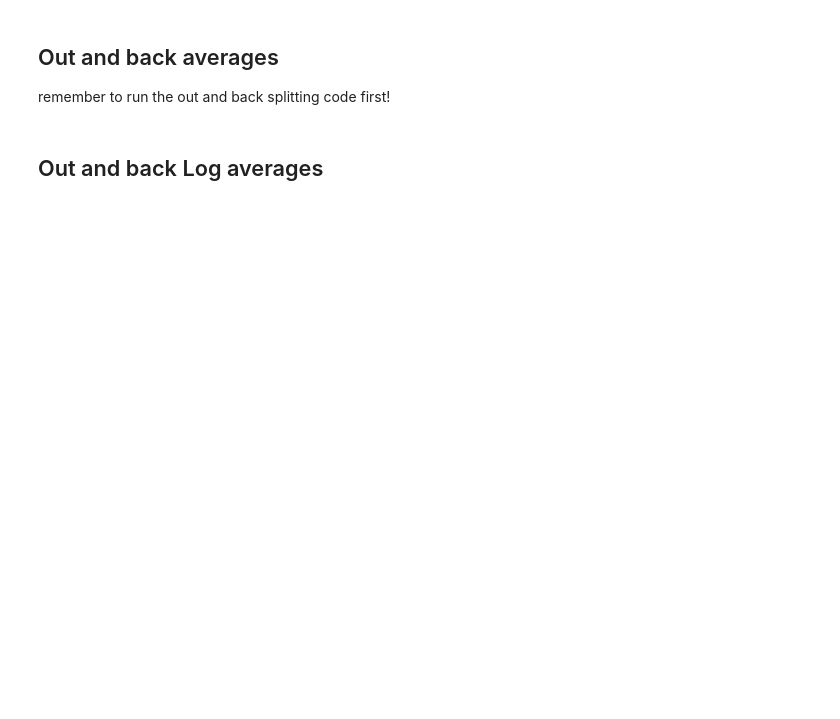
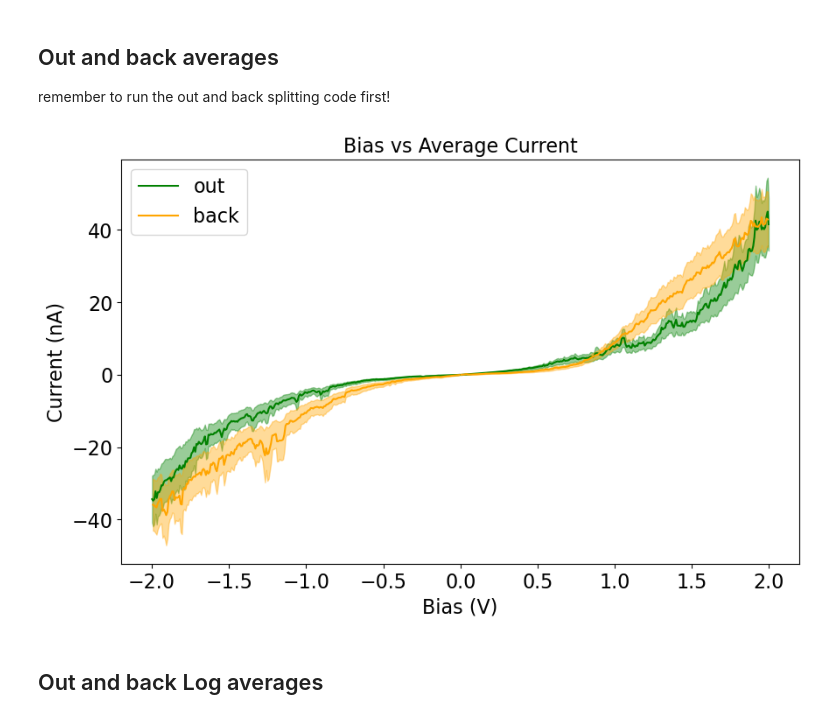
Before and after one commit to jamesnewson/FX40-CAFM-Analysis, a Jupyter notebook: FX40_CAFM_Plotting.ipynb, the cells around one changed output. Drawn from its saved outputs; the diff is of its cells as text; code cells hidden in the pictures; blank space fills up the shorter version.

```diff
--- a/FX40_CAFM_Plotting.ipynb
+++ b/FX40_CAFM_Plotting.ipynb
@@ -309,35 +336,37 @@ remember to run the out and back splitting code first!
 # %%
 title = "Bias vs Average Current"
 
 outCurrentPAvg = np.nanmean(np.array(outDataP["Current"].tolist()),axis=0)
 outCurrentPSEM = stats.sem(np.array(outDataP["Current"].tolist()), axis=0, nan_policy='omit')
 backCurrentPAvg = np.nanmean(np.array(backDataP["Current"].tolist()),axis=0)
 backCurrentPSEM = stats.sem(np.array(backDataP["Current"].tolist()), axis=0, nan_policy='omit')
 outCurrentNAvg = np.nanmean(np.array(outDataN["Current"].tolist()),axis=0)
 outCurrentNSEM = stats.sem(np.array(outDataN["Current"].tolist()), axis=0, nan_policy='omit')
 backCurrentNAvg = np.nanmean(np.array(backDataN["Current"].tolist()),axis=0)
 backCurrentNSEM = stats.sem(np.array(backDataN["Current"].tolist()), axis=0, nan_policy='omit')
 
 plt.figure(figsize=(10, 6))
-plt.plot(outDataP["Bias"].iloc[0], outCurrentPAvg , label="out", color="blue")
-plt.fill_between(outDataP["Bias"].iloc[0], outCurrentPAvg - outCurrentPSEM, outCurrentPAvg + outCurrentPSEM, color="blue", alpha=0.4)
-plt.plot(backDataP["Bias"].iloc[0], backCurrentPAvg, label="back", color="red")
-plt.fill_between(backDataP["Bias"].iloc[0], backCurrentPAvg - backCurrentPSEM, backCurrentPAvg + backCurrentPSEM, color="red", alpha=0.4)
-plt.plot(outDataN["Bias"].iloc[0], outCurrentNAvg , color="blue")
-plt.fill_between(outDataN["Bias"].iloc[0], outCurrentNAvg - outCurrentNSEM, outCurrentNAvg + outCurrentNSEM, color="blue", alpha=0.4)
-plt.plot(backDataN["Bias"].iloc[0], backCurrentNAvg, color="red")
-plt.fill_between(backDataN["Bias"].iloc[0], backCurrentNAvg - backCurrentNSEM, backCurrentNAvg + backCurrentNSEM, color="red", alpha=0.4)
+plt.plot(outDataP["Bias"].iloc[0], outCurrentPAvg , label="out", color="green")
+plt.fill_between(outDataP["Bias"].iloc[0], outCurrentPAvg - outCurrentPSEM, outCurrentPAvg + outCurrentPSEM, color="green", alpha=0.4)
+plt.plot(backDataP["Bias"].iloc[0], backCurrentPAvg, label="back", color="orange")
+plt.fill_between(backDataP["Bias"].iloc[0], backCurrentPAvg - backCurrentPSEM, backCurrentPAvg + backCurrentPSEM, color="orange", alpha=0.4)
+plt.plot(outDataN["Bias"].iloc[0], outCurrentNAvg , color="green")
+plt.fill_between(outDataN["Bias"].iloc[0], outCurrentNAvg - outCurrentNSEM, outCurrentNAvg + outCurrentNSEM, color="green", alpha=0.4)
+plt.plot(backDataN["Bias"].iloc[0], backCurrentNAvg, color="orange")
+plt.fill_between(backDataN["Bias"].iloc[0], backCurrentNAvg - backCurrentNSEM, backCurrentNAvg + backCurrentNSEM, color="orange", alpha=0.4)
 plt.xlabel("Bias (V)")
 if "Normalized" in file:
     plt.ylabel("Current (nA) per molecule")
 else:
     plt.ylabel("Current (nA)")
 plt.title(title)
 plt.legend()
 
 save_plots(folder, title)
 
 plt.show()
+# %% [output]
+[figure, added]
 # %% [markdown]
 ## Out and back Log averages
 # %%
```
Also changed, not shown: parts of 8 cells of this notebook, 2 other files.
